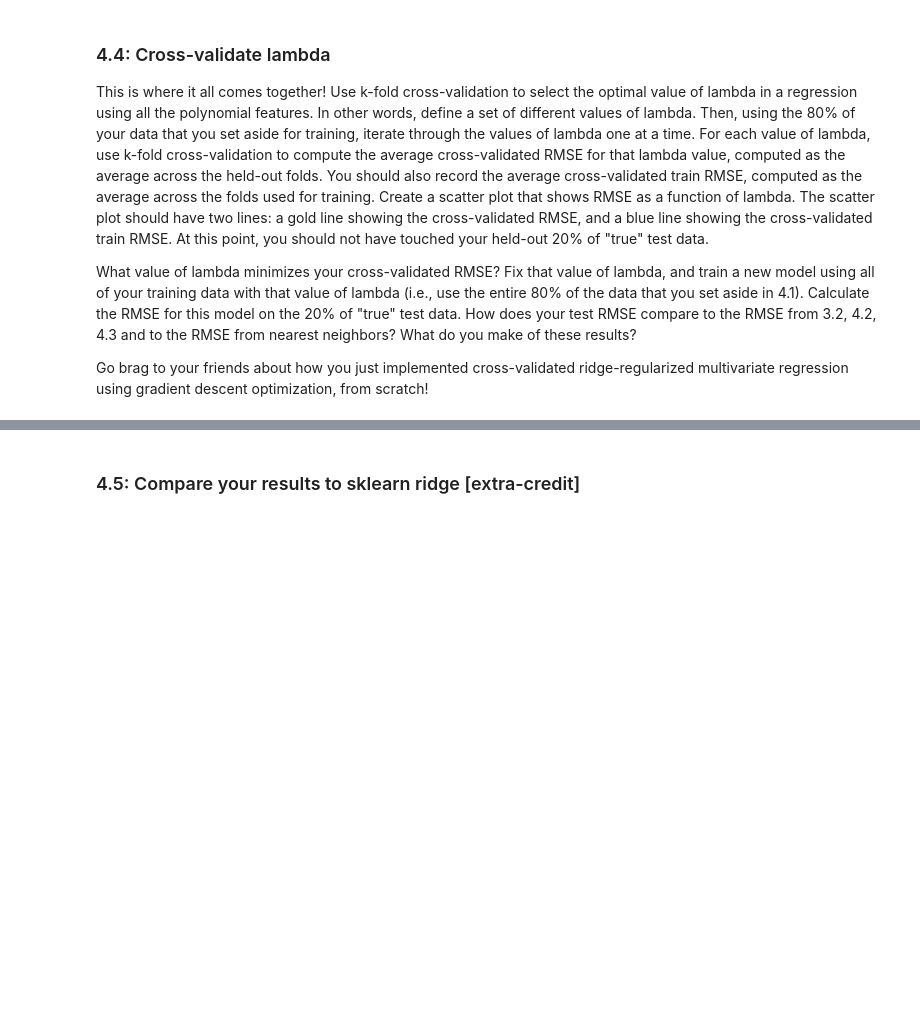
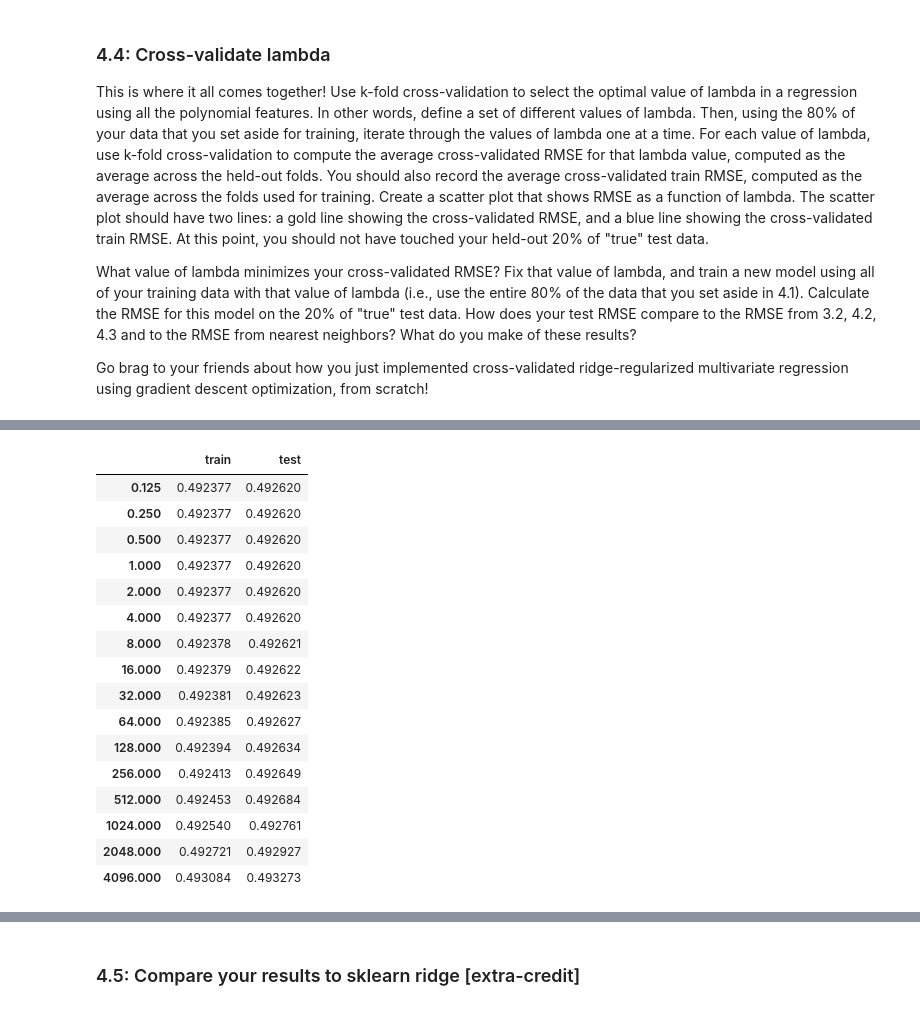
Before and after one commit to jatkins23/info251-aml-s24, a Jupyter notebook: psets/PS4/ATKINS_Jon-PS4.ipynb, the cells around one changed output, grey strips where cells are left out. Cells and saved outputs as stored; diff of their text form; code cells hidden in the pictures; blank space fills up the shorter version.

```diff
--- a/psets/PS4/ATKINS_Jon-PS4.ipynb
+++ b/psets/PS4/ATKINS_Jon-PS4.ipynb
@@ -686,12 +691,22 @@ Now, using your version of multivariate regression from 2.3, let's try to build
 # Your code here
 # X_pf_norm__df = pd.DataFrame(X_pf_norm, columns=pf.get_feature_names_out())
 
-coefs = multivariate_ols(X_pf_norm, y.values, MaxIterations=10000, beta_init_value=0, epsilon=.0000001)
+coefs = multivariate_ols(X_pf_norm__train, y__train, MaxIterations=10000, beta_init_value=0, epsilon=.0000001)
 
 # Add intercept
-X_pf_norm__plus_int = np.column_stack((np.ones(X_pf_norm.shape[0]), X_pf_norm))
+X_pf_norm__train_plus_int = np.column_stack((np.ones(X_pf_norm__train.shape[0]), X_pf_norm__train))
 
-y_hat = np.dot(X_pf_norm__plus_int, coefs)
+y_hat__train = np.dot(X_pf_norm__train_plus_int, coefs)
 
-compute_rmse(y_hat, y.values) # .4835
+print(f"coefs: {coefs}")
+print(f"train RMSE: {compute_rmse(y_hat__train, y__train):.4f}") # .4923
+
+# Test Set
+# Add intercept
+X_pf_norm__test_plus_int = np.column_stack((np.ones(X_pf_norm__test.shape[0]), X_pf_norm__test))
+
+y_hat__test = np.dot(X_pf_norm__test_plus_int, coefs)
+
+print(f"coefs: {coefs}")
+print(f"test RMSE: {compute_rmse(y_hat__test, y__test):.4f}") # .5053
 # %% [output]
@@ -837,0 +881,24 @@ kf2 = KFold(n_splits=k, shuffle=True, random_state=1)
+# %%
+#pd.DataFrame(lmbdas_storage[.125])
+pd.DataFrame(np.stack([pd.DataFrame(lmbdas_storage[d]).mean() for d in lmbdas_storage.keys()]), index = lmbdas_storage.keys(), columns = ['train', 'test']) # Its really all identical
+
+# They're all basically identical, regardless of lambda value
+# # Lets try again with values between 1 and 4?
+# %% [output]
+|  | train | test |
+| 0.125 | 0.492377 | 0.492620 |
+| 0.250 | 0.492377 | 0.492620 |
+| 0.500 | 0.492377 | 0.492620 |
+| 1.000 | 0.492377 | 0.492620 |
+| 2.000 | 0.492377 | 0.492620 |
+| 4.000 | 0.492377 | 0.492620 |
+| 8.000 | 0.492378 | 0.492621 |
+| 16.000 | 0.492379 | 0.492622 |
+| 32.000 | 0.492381 | 0.492623 |
+| 64.000 | 0.492385 | 0.492627 |
+| 128.000 | 0.492394 | 0.492634 |
+| 256.000 | 0.492413 | 0.492649 |
+| 512.000 | 0.492453 | 0.492684 |
+| 1024.000 | 0.492540 | 0.492761 |
+| 2048.000 | 0.492721 | 0.492927 |
+| 4096.000 | 0.493084 | 0.493273 |
```
Also changed, not shown: parts of 23 cells of this notebook, 2 other files.
